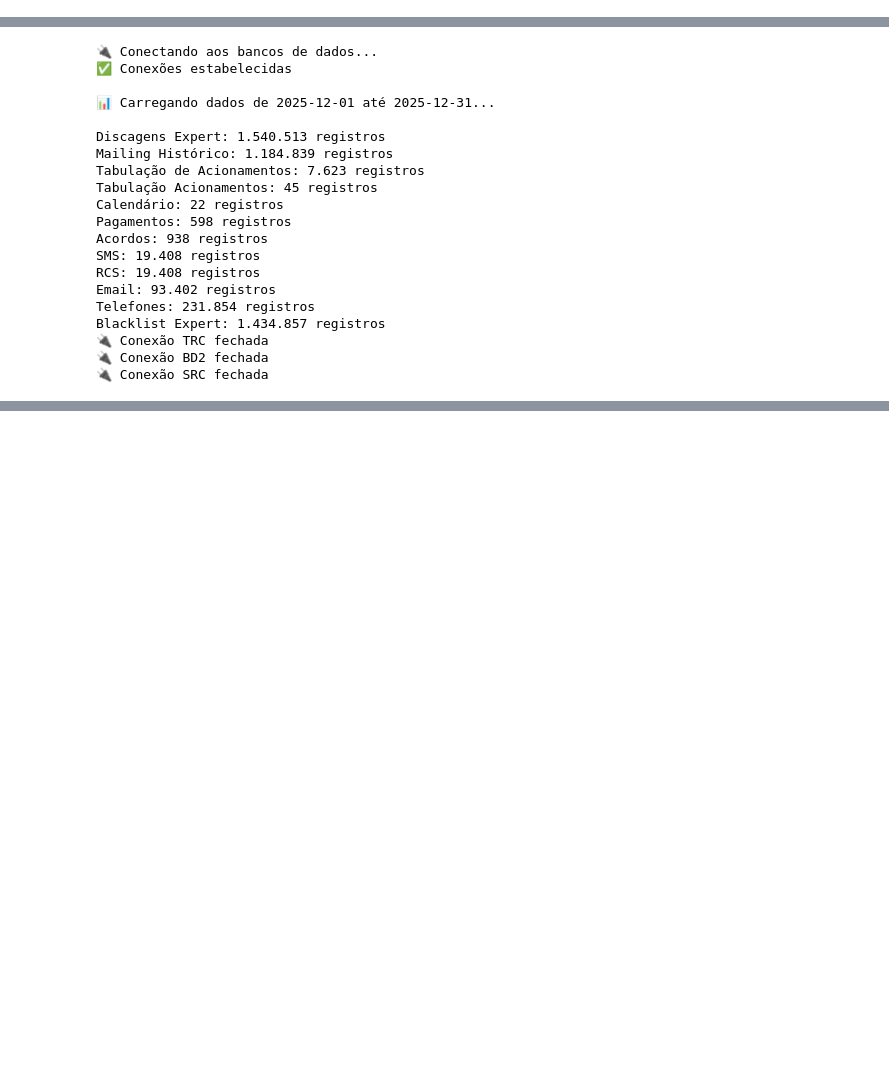
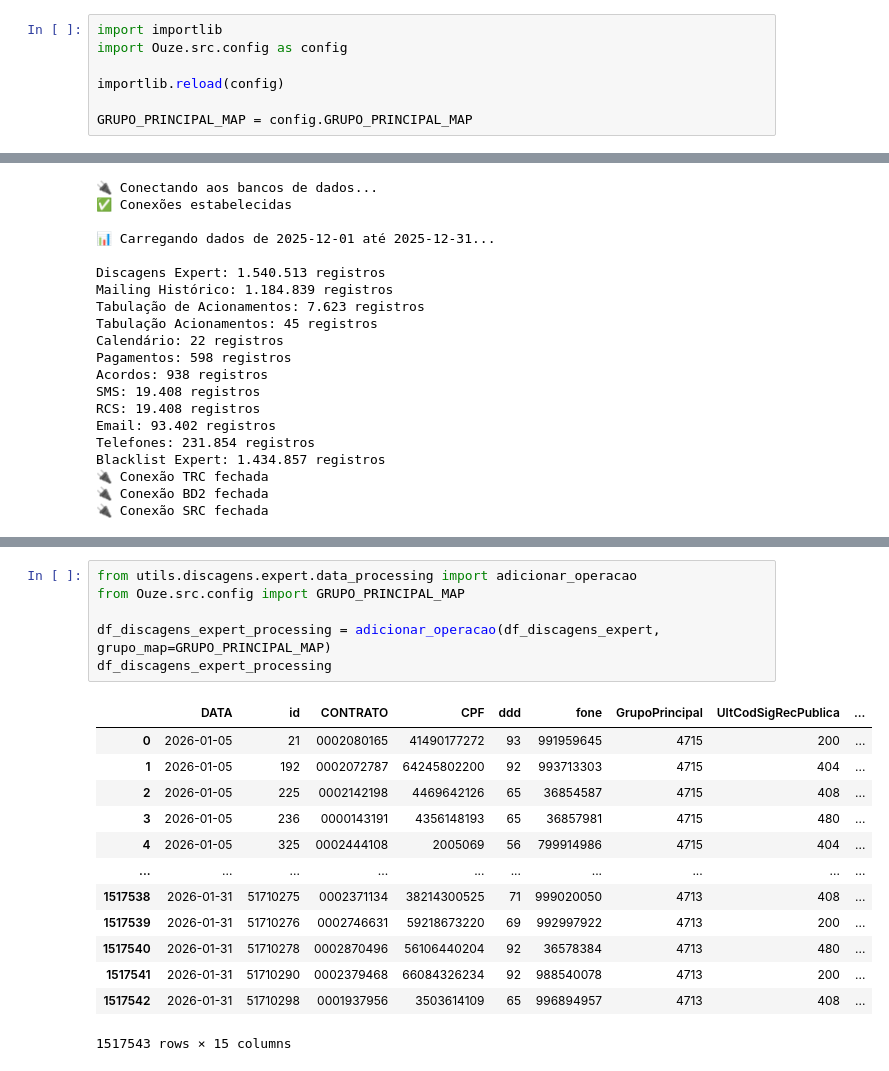
Before and after one commit to Claudiano-alves/Data-Analysis-Portfolio, a Jupyter notebook: Projects/notebooks/data_wrangling_ouze.ipynb, the cells around one changed output, grey strips where cells are left out. Cells and saved outputs as stored; diff of their text form; blank space fills up the shorter version.

```diff
--- a/Projects/notebooks/data_wrangling_ouze.ipynb
+++ b/Projects/notebooks/data_wrangling_ouze.ipynb
@@ -6,0 +28,7 @@ sys.path.append("..")
+# %%
+import importlib
+import Ouze.src.config as config
+
+importlib.reload(config)
+
+GRUPO_PRINCIPAL_MAP = config.GRUPO_PRINCIPAL_MAP
@@ -77,0 +207,20 @@ UnicodeDecodeError: 'charmap' codec can't decode byte 0x8d in position 2368: cha
+# %%
+from utils.discagens.expert.data_processing import adicionar_operacao
+from Ouze.src.config import GRUPO_PRINCIPAL_MAP
+
+df_discagens_expert_processing = adicionar_operacao(df_discagens_expert, grupo_map=GRUPO_PRINCIPAL_MAP)
+df_discagens_expert_processing
+# %% [output]
+|  | DATA | id | CONTRATO | CPF | ddd | fone | GrupoPrincipal | UltCodSigRecPublica | ... |
+| 0 | 2026-01-05 | 21 | 0002080165 | 41490177272 | 93 | 991959645 | 4715 | 200 | ... |
+| 1 | 2026-01-05 | 192 | 0002072787 | 64245802200 | 92 | 993713303 | 4715 | 404 | ... |
+| 2 | 2026-01-05 | 225 | 0002142198 | 4469642126 | 65 | 36854587 | 4715 | 408 | ... |
+| 3 | 2026-01-05 | 236 | 0000143191 | 4356148193 | 65 | 36857981 | 4715 | 480 | ... |
+| 4 | 2026-01-05 | 325 | 0002444108 | 2005069 | 56 | 799914986 | 4715 | 404 | ... |
+| ... | ... | ... | ... | ... | ... | ... | ... | ... | ... |
+| 1517538 | 2026-01-31 | 51710275 | 0002371134 | 38214300525 | 71 | 999020050 | 4713 | 408 | ... |
+| 1517539 | 2026-01-31 | 51710276 | 0002746631 | 59218673220 | 69 | 992997922 | 4713 | 200 | ... |
+| 1517540 | 2026-01-31 | 51710278 | 0002870496 | 56106440204 | 92 | 36578384 | 4713 | 480 | ... |
+| 1517541 | 2026-01-31 | 51710290 | 0002379468 | 66084326234 | 92 | 988540078 | 4713 | 200 | ... |
+| 1517542 | 2026-01-31 | 51710298 | 0001937956 | 3503614109 | 65 | 996894957 | 4713 | 408 | ... |
+1517543 rows × 15 columns
```
Also changed, not shown: parts of 10 cells of this notebook, 14 other files.
